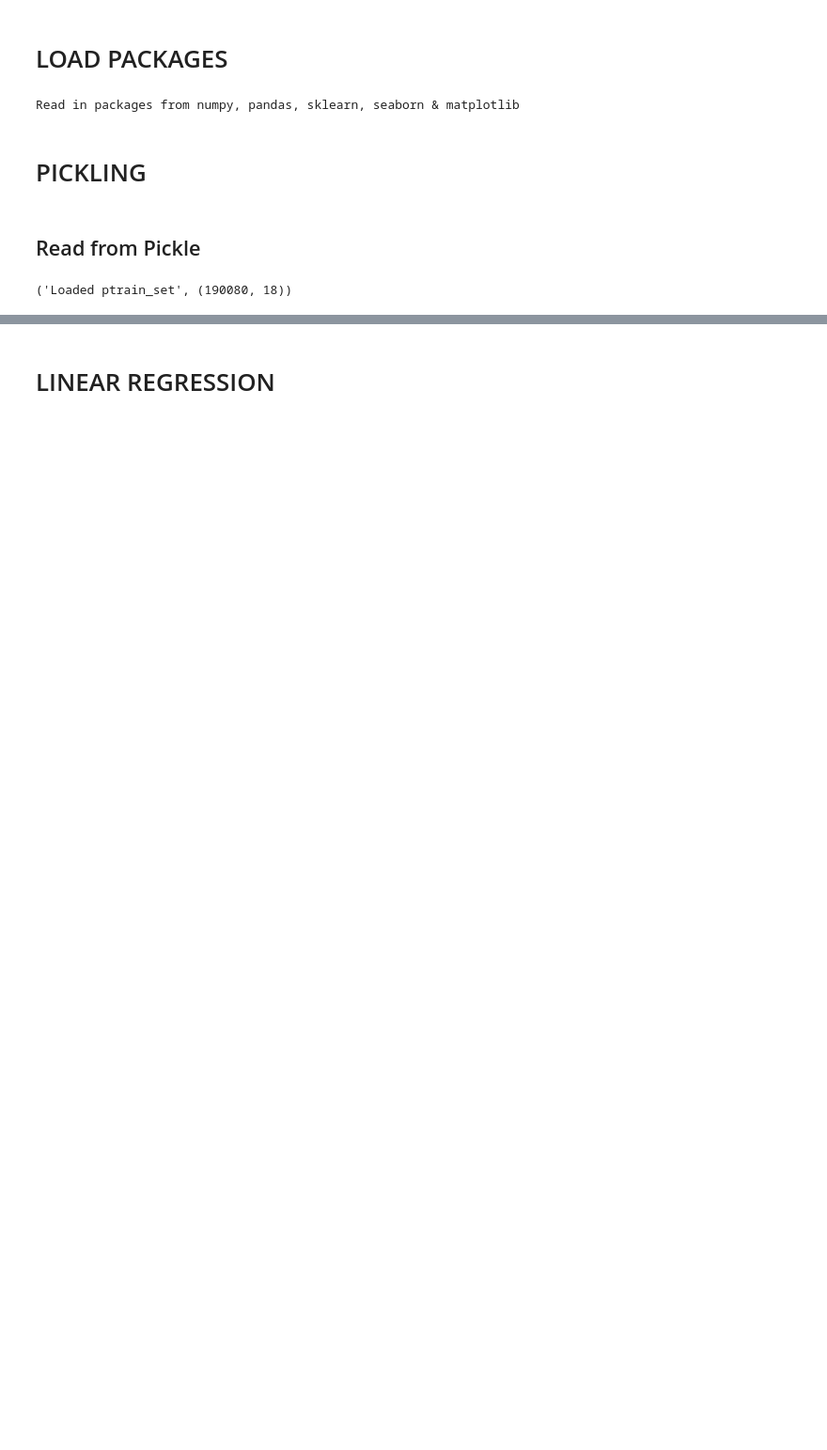
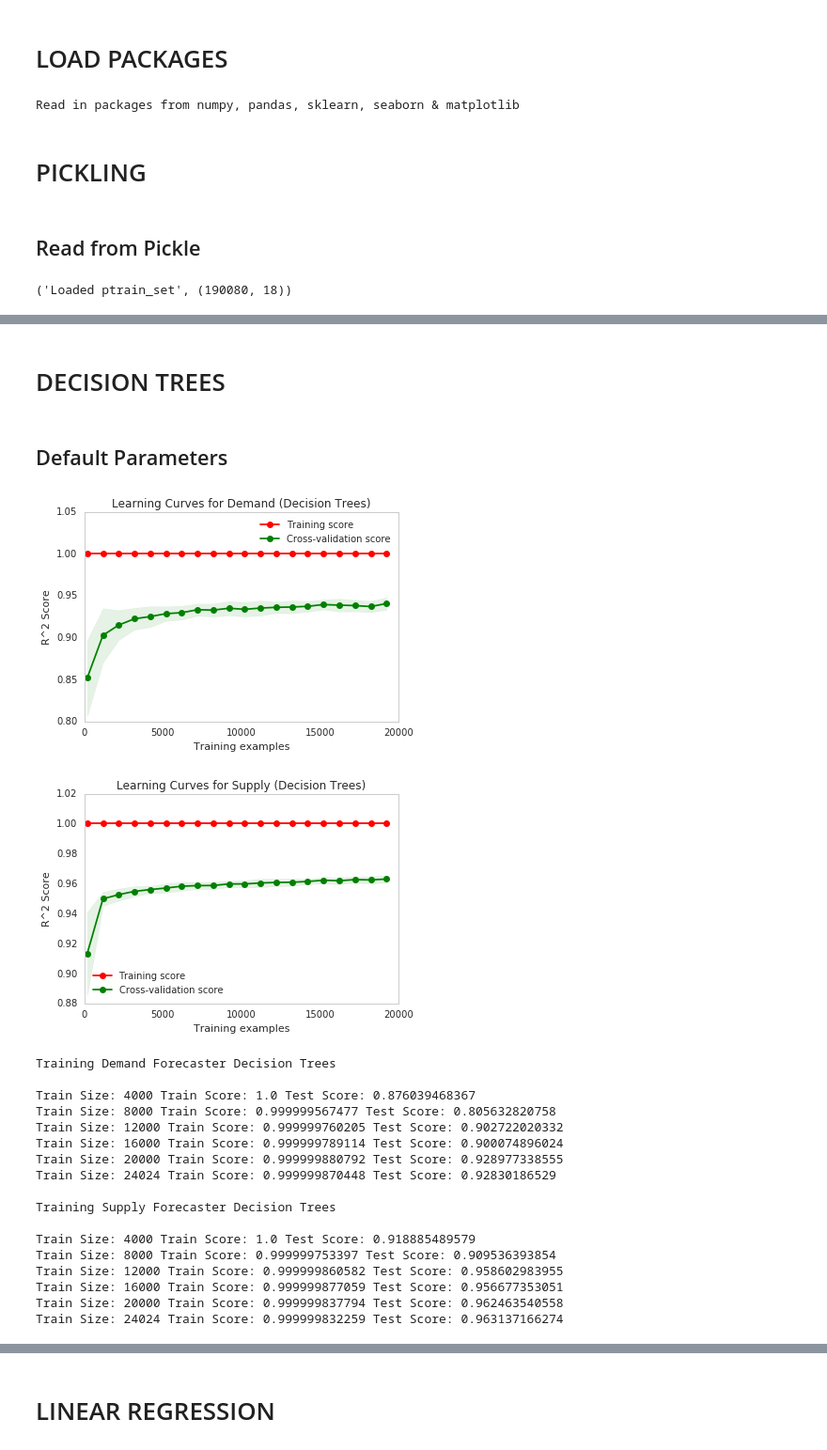
Before and after one commit to rvishakh/udacity, a Jupyter notebook: MLND/capstone/didi/fit.ipynb, the cells around one changed output, grey strips where cells are left out. Shown: that part at 94% size. Drawn from its saved outputs; the diff is of its cells as text; code cells hidden in the pictures; blank space fills up the shorter version.

```diff
--- a/MLND/capstone/didi/fit.ipynb
+++ b/MLND/capstone/didi/fit.ipynb
@@ -41,27 +40,14 @@ f.close()
 # %%
 # Split train / test data - for coarse training
+# Dropping data from Jan 1 because it is a holiday
 train_days     = range(2,16)
 train_times    = range(39,140,4)
-validate_days  = [16, 18, 20]
-validate_times = range(39,140,4)
-test_days      = [17, 19, 21]
-test_times     = range(40,141,4)
+
+test_days      = range(16, 22)
+test_times     = range(39,140,4)
 
 X_train     = ptrain_set[(ptrain_set['num_day'].isin(train_days))    & (ptrain_set['time_slot'].isin(train_times))]
-X_validate  = ptrain_set[(ptrain_set['num_day'].isin(validate_days)) & (ptrain_set['time_slot'].isin(validate_times))]
 X_test      = ptrain_set[(ptrain_set['num_day'].isin(test_days))     & (ptrain_set['time_slot'].isin(test_times))]
 
-print "Shape of X_train, X_validate, X_test:", X_train.shape, X_validate.shape, X_test.shape, "\n\n"
-
-print "X_train\n"
-print X_train.head(5), "\n\n"
-print X_train.describe(), "\n\n"
-
-print "X_validate\n"
-print X_validate.head(5), "\n\n"
-print X_validate.describe(), "\n\n"
-
-print "X_test\n"
-print X_test.head(5), "\n\n"
-print X_test.describe(), "\n\n"
+print "Shape of X_train, X_test:", X_train.shape, X_test.shape, "\n\n"
 # %% [output]
@@ -262,0 +462,34 @@ Automatically created module for IPython interactive environment
+# %% [markdown]
+# DECISION TREES
+# %% [markdown]
+## Default Parameters
+# %%
+from sklearn.tree import DecisionTreeRegressor
+
+# Decision Trees only supports MSE score for deciding splits
+generate_learningcurves(rX_train=rX_train, ry_train=ry_train, aX_train=aX_train, ay_train=ay_train,
+                        r_alg=DecisionTreeRegressor(), a_alg=DecisionTreeRegressor(), alg_name="Decision Trees")
+
+generate_traintestscores(rX_train=rX_train, ry_train=ry_train, aX_train=aX_train, ay_train=ay_train,
+                         rX_test=rX_test, ry_test=ry_test, aX_test=aX_test, ay_test=ay_test,
+                         r_alg=DecisionTreeRegressor(), a_alg=DecisionTreeRegressor(), alg_name="Decision Trees")
+# %% [output]
+[figure, added]
+[figure, added]
+Training Demand Forecaster Decision Trees
+
+Train Size: 4000 Train Score: 1.0 Test Score: 0.876039468367
+Train Size: 8000 Train Score: 0.999999567477 Test Score: 0.805632820758
+Train Size: 12000 Train Score: 0.999999760205 Test Score: 0.902722020332
+Train Size: 16000 Train Score: 0.999999789114 Test Score: 0.900074896024
+Train Size: 20000 Train Score: 0.999999880792 Test Score: 0.928977338555
+Train Size: 24024 Train Score: 0.999999870448 Test Score: 0.92830186529
+
+Training Supply Forecaster Decision Trees
+
+Train Size: 4000 Train Score: 1.0 Test Score: 0.918885489579
+Train Size: 8000 Train Score: 0.999999753397 Test Score: 0.909536393854
+Train Size: 12000 Train Score: 0.999999860582 Test Score: 0.958602983955
+Train Size: 16000 Train Score: 0.999999877059 Test Score: 0.956677353051
+Train Size: 20000 Train Score: 0.999999837794 Test Score: 0.962463540558
+Train Size: 24024 Train Score: 0.999999832259 Test Score: 0.963137166274
```
Also changed, not shown: parts of 43 cells of this notebook.
